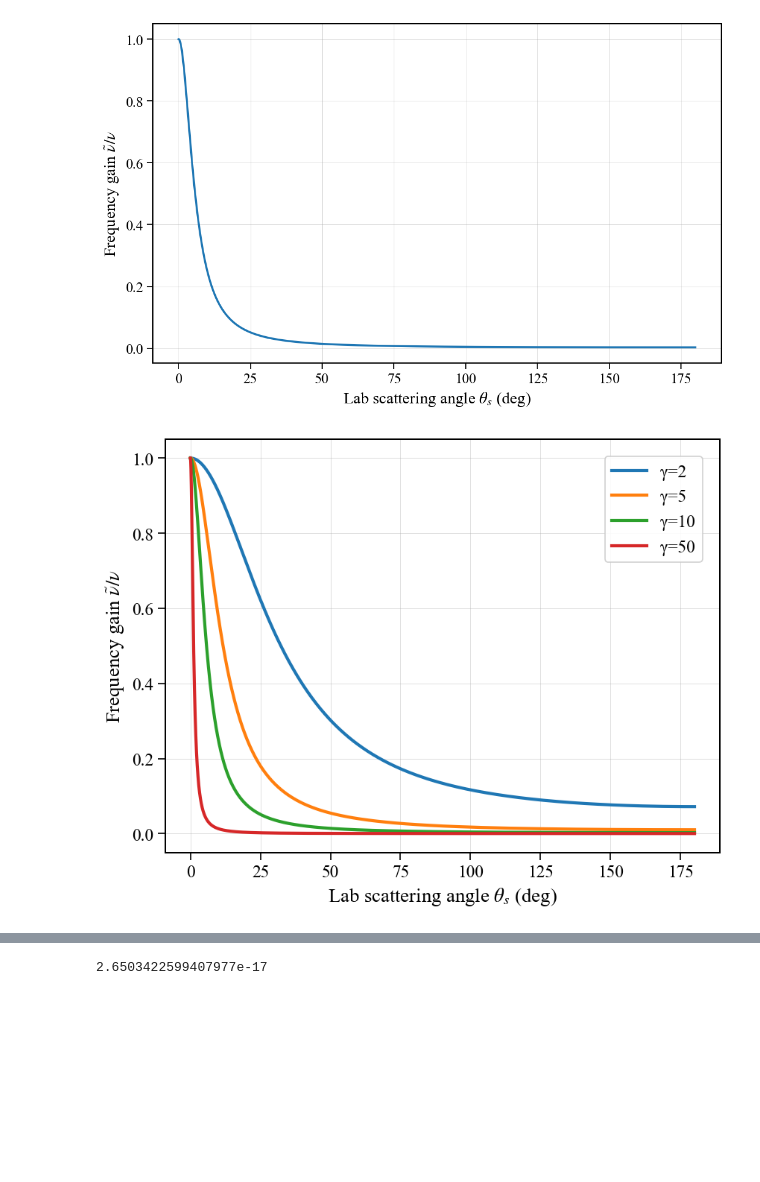
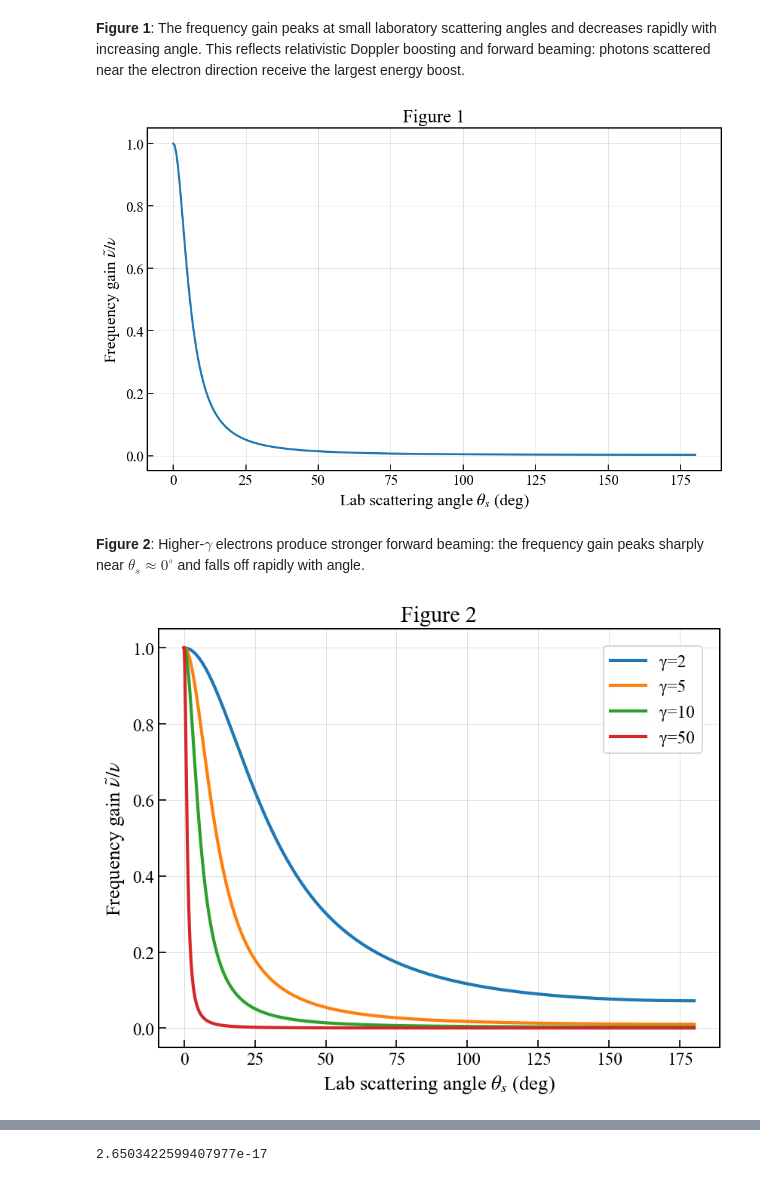
Before and after one commit to Alba-Rico-16/project_rad_proc_25, a Jupyter notebook: IC_Alba.ipynb, the cells around one changed output, grey strips where cells are left out. Cells and saved outputs as stored; diff of their text form; code cells hidden in the pictures; blank space fills up the shorter version.

```diff
--- a/IC_Alba.ipynb
+++ b/IC_Alba.ipynb
@@ -303,4 +129,6 @@ on scattering geometry and the electron Lorentz factor $\gamma$.
 # %%
+# These are plotting settings
+
 import matplotlib as mpl
 import matplotlib.pyplot as plt
 
@@ -326,11 +154,13 @@ mpl.rcParams.update({
     "ytick.major.size": 6,
     "xtick.major.width": 1.0,
     "ytick.major.width": 1.0,
+    "xtick.direction": "in",
+    "ytick.direction": "in",
 
     # Lines (NO MARKERS)
     "lines.linewidth": 2.5,
     "lines.markersize": 0,
-    "lines.marker": "",          # THIS disables markers safely
+    "lines.marker": "",
     "lines.markeredgewidth": 0,
 
     # Legend
@@ -344,6 +174,8 @@ mpl.rcParams.update({
     "grid.linewidth": 0.6,
     "grid.alpha": 0.4,
 })
+# %% [markdown]
+**Figure 1**: The frequency gain peaks at small laboratory scattering angles and decreases rapidly with increasing angle. This reflects relativistic Doppler boosting and forward beaming: photons scattered near the electron direction receive the largest energy boost.
 # %%
 
 def ics_gain_vs_theta_lab(gamma: float, nu_in_hz: float, theta_in_deg: float,
@@ -361,34 +193,37 @@ def ics_gain_vs_theta_lab(gamma: float, nu_in_hz: float, theta_in_deg: float,
     cos_Theta_prime = np.cos(Theta_prime)
 
     # Outgoing ERF direction relative to +z
     cos_theta_prime_out = cos_theta_out_erf(cos_theta_prime_in, cos_Theta_prime)
 
     # ERF scattered energy
     if use_klein_nishina:
         eps_prime_out = epsilon_s_erf_kn(eps_prime, cos_Theta_prime)
     else:
         eps_prime_out = epsilon_s_erf_thomson(eps_prime, cos_Theta_prime)
 
     # ERF → Lab
     eps_out = doppler_to_lab(eps_prime_out, cos_theta_prime_out, beta)
     nu_out = eps_out / h
 
     # Outgoing lab angle
     cos_theta_lab_out = aberration_erf_to_lab(cos_theta_prime_out, beta)
     theta_lab_out = np.degrees(np.arccos(np.clip(cos_theta_lab_out, -1, 1)))
 
     gain = nu_out / nu_in_hz
     return theta_lab_out, gain
 
 # Demo plot
 theta_s, gain = ics_gain_vs_theta_lab(gamma=10.0, nu_in_hz=1e14, theta_in_deg=0.0, use_klein_nishina=True)
 plt.figure()
 plt.plot(theta_s, gain, lw=2)
 plt.xlabel(r"Lab scattering angle $\theta_s$ (deg)")
 plt.ylabel(r"Frequency gain $\tilde{\nu}/\nu$")
+plt.title('Figure 1')
 plt.grid(True); plt.show()
 # %% [output]
-[figure, old version]
+[figure, new version]
+# %% [markdown]
+**Figure 2**: Higher-$\gamma$ electrons produce stronger forward beaming: the frequency gain peaks sharply near $\theta_s\!\approx\!0^\circ$ and falls off rapidly with angle.
 # %%
 gammas = [2, 5, 10, 50]
 nu_in = 1e14
@@ -402,8 +237,9 @@ for g in gammas:
 plt.xlabel(r"Lab scattering angle $\theta_s$ (deg)")
 plt.ylabel(r"Frequency gain $\tilde{\nu}/\nu$")
 plt.legend()
+plt.title('Figure 2')
 plt.grid(True)
 plt.show()
 # %% [output]
-[figure, old version]
+[figure, new version]
 # %% [markdown]
```
Also changed, not shown: parts of 32 cells of this notebook.
